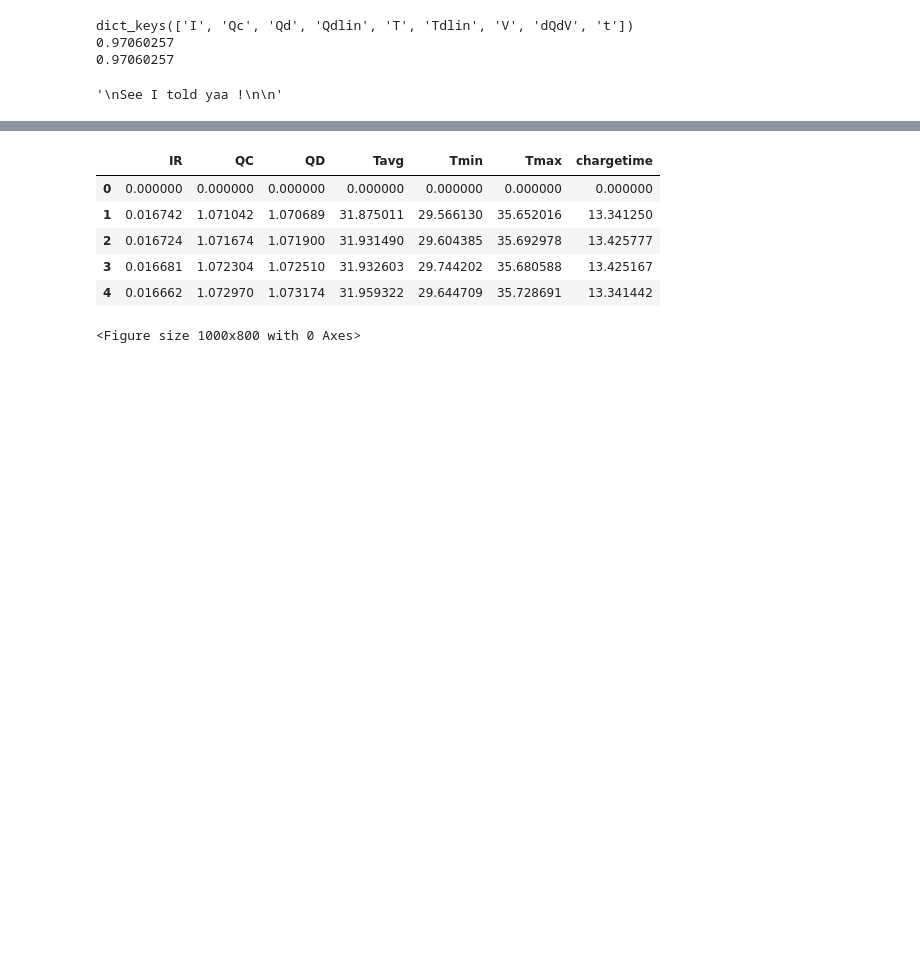
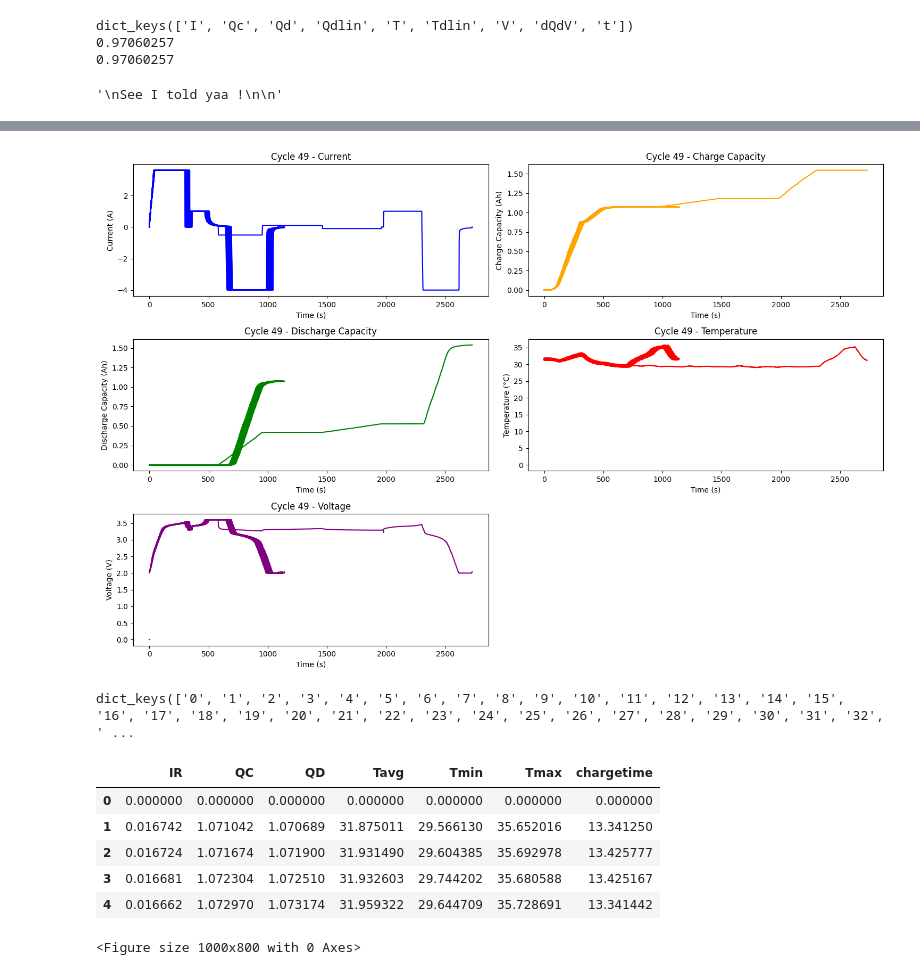
Before and after one commit to marif5/dd_battery_mdl, a Jupyter notebook: Load Data_update.ipynb, the cells around one changed output, grey strips where cells are left out. Drawn from its saved outputs; the diff is of its cells as text; code cells hidden in the pictures; blank space fills up the shorter version.

```diff
--- a/Load Data_update.ipynb
+++ b/Load Data_update.ipynb
@@ -217,3 +321,59 @@ plt.show()
+# %%
+plt.figure(figsize=(15, 10))
+
+for cycle_index in range(50):
+    cycle_data = batch1['b1c0']['cycles'][str(cycle_index)]
+
+    time = np.arange(len(cycle_data['I']))  # Time steps (assuming equal intervals)
+
+    # Current Plot
+    plt.subplot(3, 2, 1)
+    plt.plot(time, cycle_data['I'], label='Current (I)', color='blue')
+    plt.title(f'Cycle {cycle_index} - Current')
+    plt.xlabel('Time (s)')
+    plt.ylabel('Current (A)')
+    plt.grid()
+
+    # Charge Capacity Plot
+    plt.subplot(3, 2, 2)
+    plt.plot(time, cycle_data['Qc'], label='Charge Capacity (Qc)', color='orange')
+    plt.title(f'Cycle {cycle_index} - Charge Capacity')
+    plt.xlabel('Time (s)')
+    plt.ylabel('Charge Capacity (Ah)')
+    plt.grid()
+
+    # Discharge Capacity Plot
+    plt.subplot(3, 2, 3)
+    plt.plot(time, cycle_data['Qd'], label='Discharge Capacity (Qd)', color='green')
+    plt.title(f'Cycle {cycle_index} - Discharge Capacity')
+    plt.xlabel('Time (s)')
+    plt.ylabel('Discharge Capacity (Ah)')
+    plt.grid()
+
+    # Temperature Plot
+    plt.subplot(3, 2, 4)
+    plt.plot(time, cycle_data['T'], label='Temperature (T)', color='red')
+    plt.title(f'Cycle {cycle_index} - Temperature')
+    plt.xlabel('Time (s)')
+    plt.ylabel('Temperature (°C)')
+    plt.grid()
+
+    # Voltage Plot
+    plt.subplot(3, 2, 5)
+    plt.plot(time, cycle_data['V'], label='Voltage (V)', color='purple')
+    plt.title(f'Cycle {cycle_index} - Voltage')
+    plt.xlabel('Time (s)')
+    plt.ylabel('Voltage (V)')
+    plt.grid()
+
+    plt.tight_layout()
+plt.show()
+# %% [output]
+[figure, added]
+# %%
+batch1['b1c0']['cycles'].keys()
+# %% [output]
+dict_keys(['0', '1', '2', '3', '4', '5', '6', '7', '8', '9', '10', '11', '12', '13', '14', '15', '16', '17', '18', '19', '20', '21', '22', '23', '24', '25', '26', '27', '28', '29', '30', '31', '32', ' ...
 # %%
 # For Battery b1c0
 b1c0_summary_df = pd.DataFrame(batch1['b1c0']['summary'])
```
Also changed, not shown: parts of 8 cells of this notebook, 2 other files.
